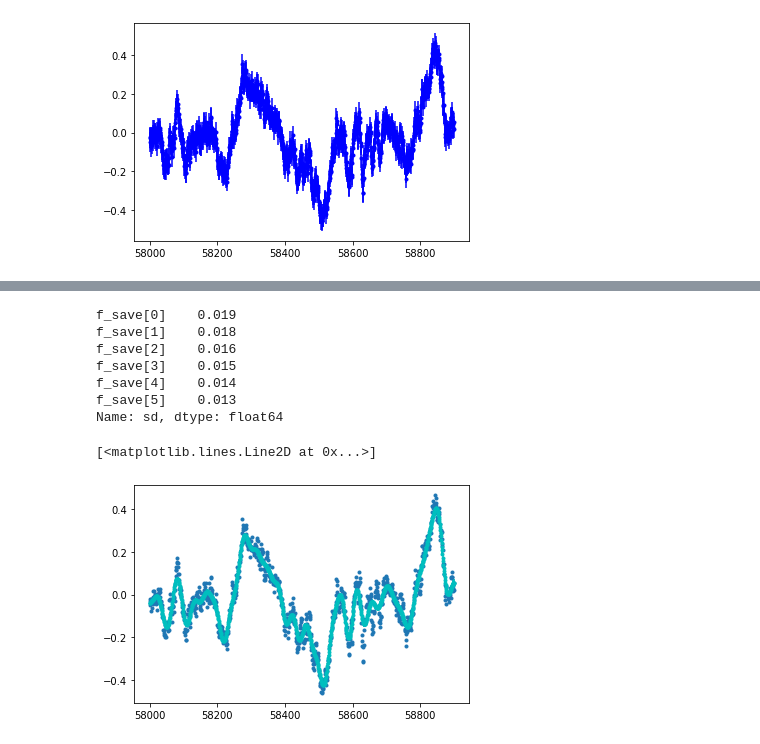
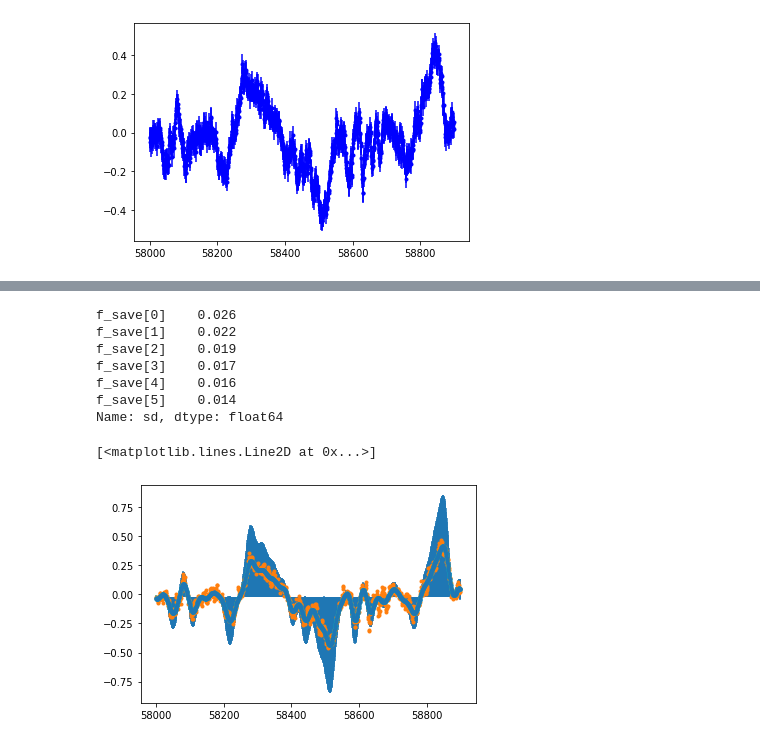
Before and after one commit to MalteBrinch/Master-Thesis-Code, a Jupyter notebook: Fourier series test.ipynb, the cells around one changed output, grey strips where cells are left out. Cells and saved outputs as stored; diff of their text form; code cells hidden in the pictures.

```diff
--- a/Fourier series test.ipynb
+++ b/Fourier series test.ipynb
@@ -40,13 +28,13 @@ plt.errorbar(X_driv, f_driv, err_driv, fmt='b.')
 <ErrorbarContainer object of 3 artists>
 [figure]
 # %%
-# N_k = 100#how many paramters do we have?
+N_k = 150#how many paramters do we have?
 T_rec=2.0*(max(X_driv)-min(X_driv))#recurrence time
 omg_low=np.pi/T_rec#low frequency, also domg, ALSO omg_0?
 domg=omg_low
 omg_high=N_k*omg_low#high frequency
 omg_k=np.linspace(omg_low,omg_high,N_k)
-P_0=50.0 #value from power spectrum, what is this value? script say to set it to "average of 1st 3 frequency amplitudes"
+P_0=1000.0 #value from power spectrum, what is this value? script say to set it to "average of 1st 3 frequency amplitudes"
 omg_0=omg_low#starting frequency?
 sigma_k=np.sqrt((P_0*domg/2.0))*(omg_0/omg_k)
 #f=np.array(np.zeros(len(X_driv)))
@@ -88,6 +76,7 @@ with pm.Model() as model:
     likelihood = pm.Normal('f_driv', mu=f, sigma=err_driv, observed=f_driv)
 
     #tracetransfer = pm.sample(1000,tune=1000,init='nuts',n_init=1000)
-    tracetransfer = pm.sample(1000,tune=1000,init='advi+adapt_diag',chains=1,cores=4)
+    #tracetransfer = pm.sample(1000,tune=1000,init='advi+adapt_diag',chains=1,cores=4)
+    tracetransfer = pm.sample(1000,tune=1000,chains=1)
 # %% [output]
 Auto-assigning NUTS sampler...
@@ -145,16 +121,19 @@ ferr_plot=summ.loc[:,'sd']
 # %%
 ferr_plot[0:6]
 # %% [output]
-f_save[0]    0.019
-f_save[1]    0.018
-f_save[2]    0.016
-f_save[3]    0.015
-f_save[4]    0.014
-f_save[5]    0.013
+f_save[0]    0.026
+f_save[1]    0.022
+f_save[2]    0.019
+f_save[3]    0.017
+f_save[4]    0.016
+f_save[5]    0.014
 Name: sd, dtype: float64
 # %%
 plt.errorbar(X_driv, f_plot, ferr_plot,fmt='c.',label='Fourier')
+#plt.errorbar(X_driv, f_plot, f_hpd_97,f_hpd_3,fmt='.',label='Fourier')
+plt.errorbar(X_driv, f_plot, f_hpd_93f_hpd_97,fmt='.',label='Fourier')
+#plt.errorbar(X_driv, f_driv, err_driv,fmt='.',label='Fourier')
 plt.plot(X_driv,f_driv,'.',label='data')
 # %% [output]
 [<matplotlib.lines.Line2D at 0x...>]
-[figure, old version]
+[figure, new version]
```
Also changed, not shown: parts of 8 cells of this notebook.
